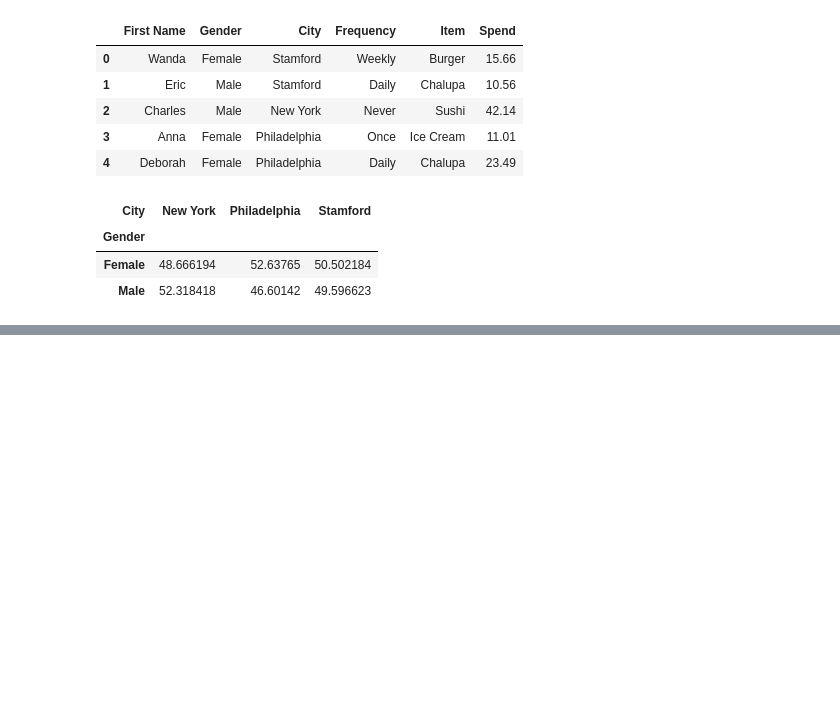
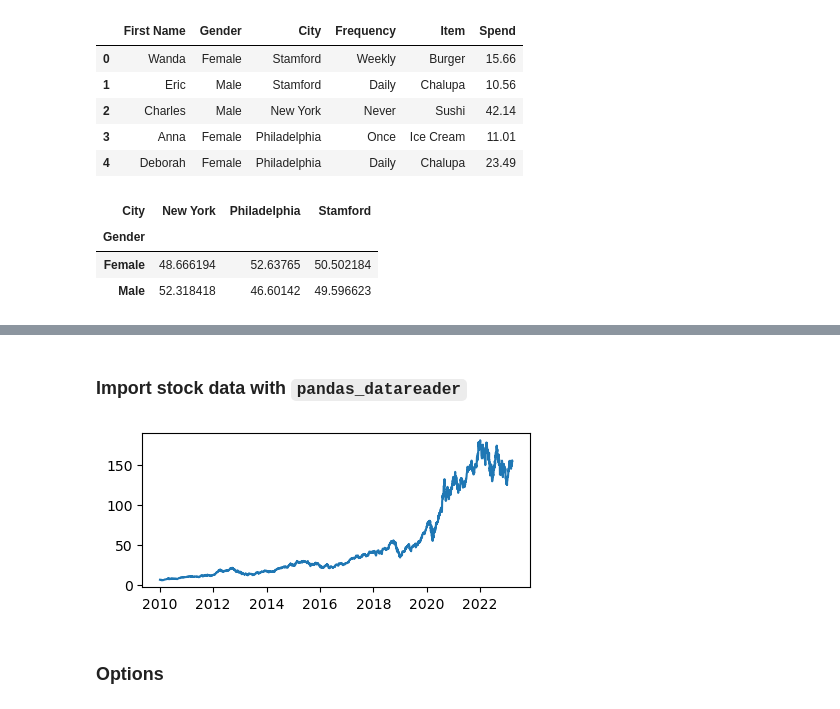
Before and after one commit to fredjo89/pandas-payground, a Jupyter notebook: 13_things_to_remember.ipynb, the cells around one changed output, grey strips where cells are left out. Cells and saved outputs as stored; diff of their text form; code cells hidden in the pictures; blank space fills up the shorter version.

```diff
--- a/13_things_to_remember.ipynb
+++ b/13_things_to_remember.ipynb
@@ -180,0 +268,19 @@ foods.pivot_table(values="Spend", index="Gender", columns="City", aggfunc="mean"
+# %% [markdown]
+### Import stock data with `pandas_datareader`
+# %%
+from pandas_datareader import data
+import datetime as dt
+import matplotlib.pyplot as plt
+
+stocks = data.DataReader(
+    name="AAPL", data_source="stooq", start="2010-01-01", end=dt.datetime.today()
+)
+
+
+fig, ax = plt.subplots(figsize=(5, 2))
+ax.plot(stocks.index, stocks.Close)
+plt.show()
+# %% [output]
+[figure, added]
+# %% [markdown]
+### Options
```
Also changed, not shown: parts of 10 cells of this notebook, 7 other files.
